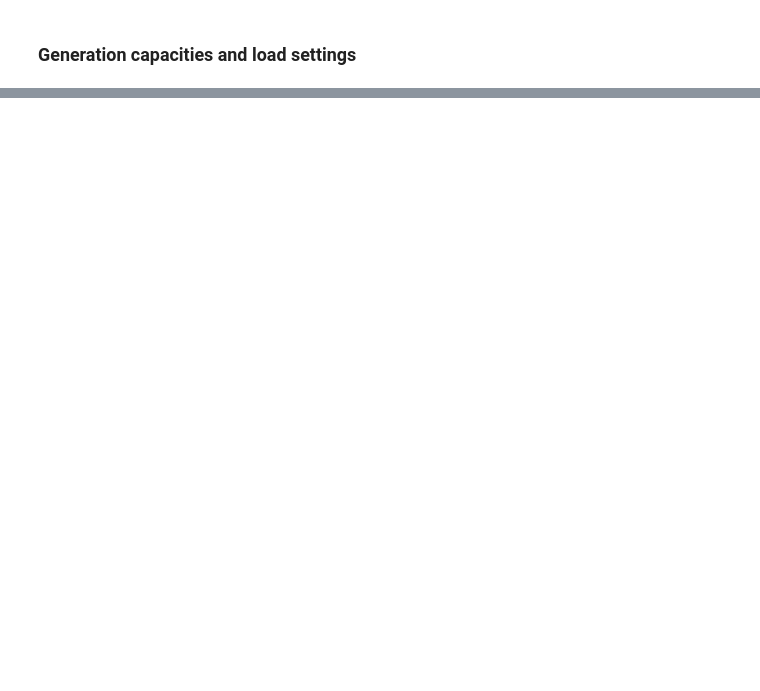
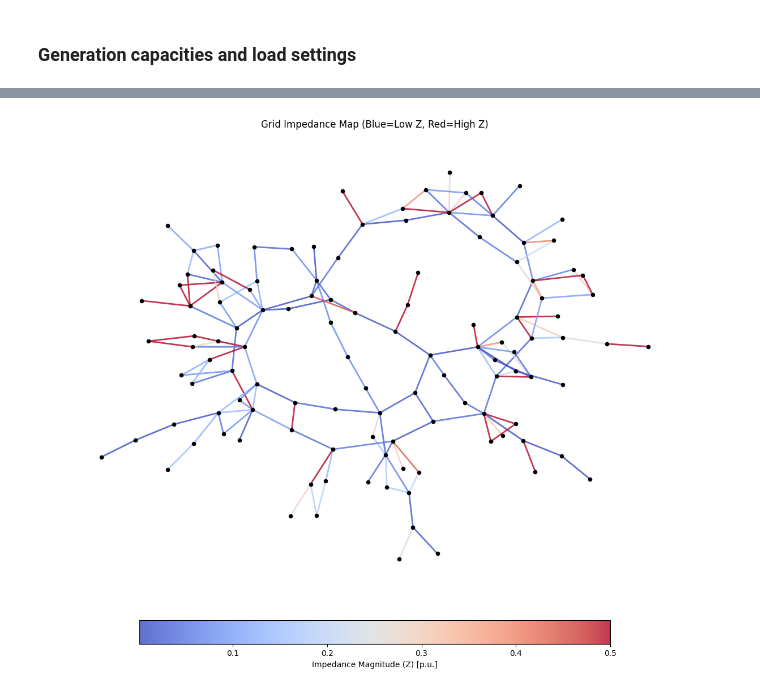
Before and after one commit to cookbook-ms/Chung_Lu_Chain-synthesizer, a Jupyter notebook: examples/ieee_test.ipynb, the cells around one changed output, grey strips where cells are left out. Drawn from its saved outputs; the diff is of its cells as text; code cells hidden in the pictures; blank space fills up the shorter version.

```diff
--- a/examples/ieee_test.ipynb
+++ b/examples/ieee_test.ipynb
@@ -306,0 +327,5 @@ if caps:
+# %%
+viz = GridVisualizer()
+
+print("-> Plotting Generation vs Load Bubbles...")
+viz.plot_load_gen_bubbles(synthetic_graph, layout='kamada_kawai', title=f"Generation vs Load (Total: {total_load:.0f} MW)")
@@ -306,0 +335,4 @@ if caps:
+# %%
+viz.plot_impedance(synthetic_graph, layout='kamada_kawai', title="Grid Impedance Map (Blue=Low Z, Red=High Z)")
+# %% [output]
+[figure, added]
```
Also changed, not shown: parts of 10 cells of this notebook, 12 other files.
